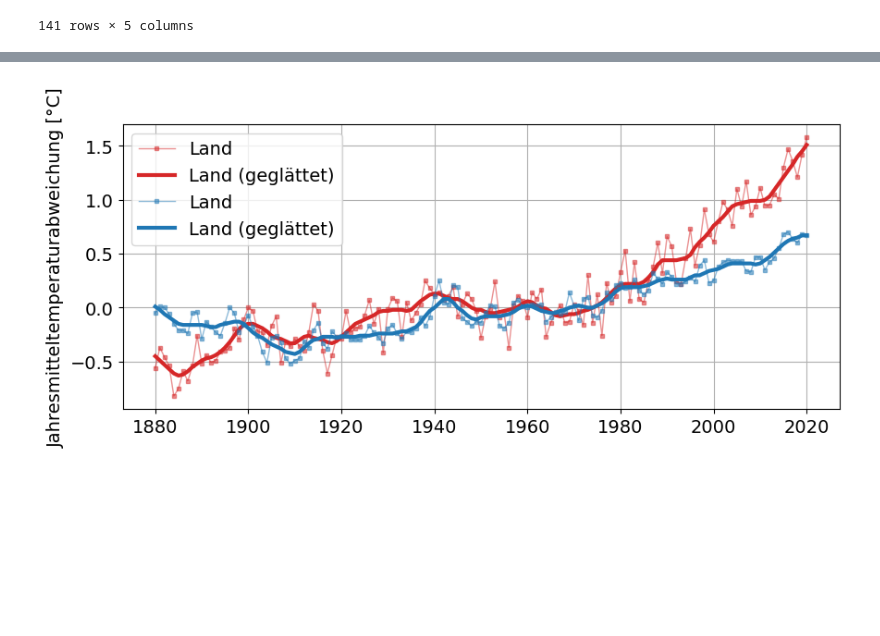
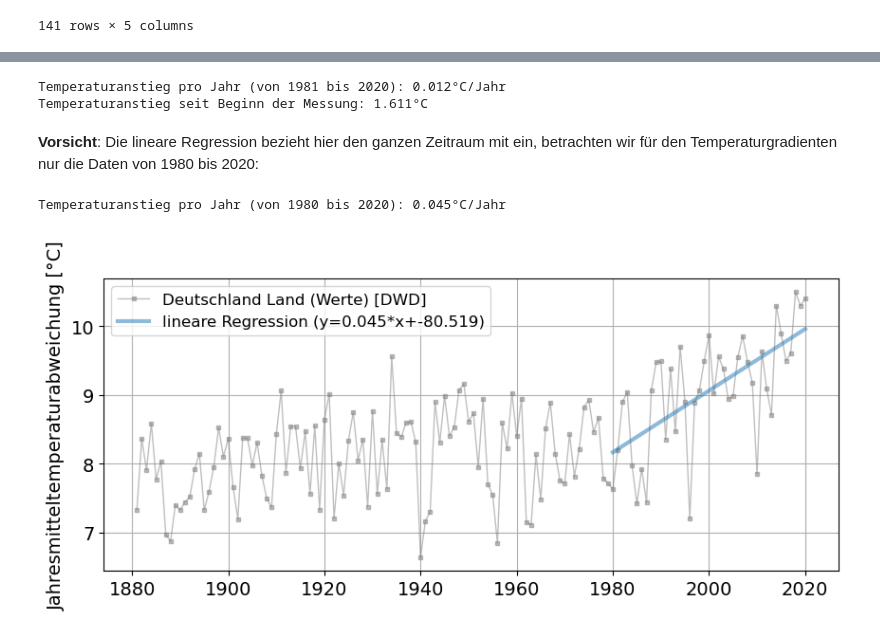
Before and after one commit to Fkaule/Daten-Visualisierung-mit-Python, a Jupyter notebook: 04-Klimawandel.ipynb, the cells around one changed output, grey strips where cells are left out. Drawn from its saved outputs; the diff is of its cells as text; code cells hidden in the pictures; blank space fills up the shorter version.

```diff
--- a/04-Klimawandel.ipynb
+++ b/04-Klimawandel.ipynb
@@ -244,0 +394,10 @@ Temp_NASA2 # Ausgabe
+# %%
+plt.style.use('default')
+
+plt.figure(figsize=(10,4))
+plt.rcParams['font.size'] = 14;
+#
+# Code here
+#
+plt.legend(fontsize=12);
+plt.grid();
@@ -244,0 +455,17 @@ Temp_NASA2 # Ausgabe
+# %%
+import numpy as np
+import pandas as pd
+
+x=Temp_GER["Jahr"]
+y=Temp_GER["Jahresmitteltemperatur [°C]"]
+model = np.polyfit(x, y, 1) # 1. Wert = Anstieg , 2. Wert = Schnittpunkt mit y-Achse
+y_model = model[0]*x+model[1]
+
+plt.style.use('default')
+plt.figure(figsize=(10,4))
+plt.rcParams['font.size'] = 14;
+plt.ylabel("Jahresmitteltemperaturabweichung [°C]")
+plt.plot(Temp_GER["Jahr"],Temp_GER["Jahresmitteltemperatur [°C]"], ls="-", lw=1,marker="s", ms=3, color="gray",alpha=0.5, label="Deutschland Land (Werte) [DWD]");
+plt.plot(x,y_model, ls="-", lw=3, color="tab:blue",alpha=0.5, label=f"lineare Regression (y={model[0]:.3f}*x+{model[1]:.3f})");
+plt.legend(fontsize=12);
+plt.grid();
@@ -245,15 +474,27 @@ Temp_NASA2 # Ausgabe
+# %%
+print(f"Temperaturanstieg pro Jahr (von 1981 bis 2020): {model[0]:.3f}°C/Jahr")
+print(f"Temperaturanstieg seit Beginn der Messung: {(y_model.iloc[-1]-y_model.iloc[0]):.3f}°C")
+# %% [output]
+Temperaturanstieg pro Jahr (von 1981 bis 2020): 0.012°C/Jahr
+Temperaturanstieg seit Beginn der Messung: 1.611°C
+# %% [markdown]
+**Vorsicht**: Die lineare Regression bezieht hier den ganzen Zeitraum mit ein, betrachten wir für den Temperaturgradienten nur die Daten von 1980 bis 2020:
+# %%
+x=Temp_GER.loc[Temp_GER["Jahr"] >= 1980,"Jahr"]
+y=Temp_GER.loc[Temp_GER["Jahr"] >= 1980,"Jahresmitteltemperatur [°C]"]
+model = np.polyfit(x, y, 1) # 1. Wert = Anstieg , 2. Wert = Schnittpunkt mit y-Achse
+y_model = model[0]*x+model[1]
+print(f"Temperaturanstieg pro Jahr (von 1980 bis 2020): {model[0]:.3f}°C/Jahr")
+# %% [output]
+Temperaturanstieg pro Jahr (von 1980 bis 2020): 0.045°C/Jahr
 # %%
 plt.style.use('default')
-
 plt.figure(figsize=(10,4))
 plt.rcParams['font.size'] = 14;
-plt.ylabel("Temperatur [°C]")
 plt.ylabel("Jahresmitteltemperaturabweichung [°C]")
-plt.plot(Temp_NASA2["Year"],Temp_NASA2["Land_Annual"], ls="-", lw=1, marker="s", ms=3, color="tab:red", alpha=0.5, label="Land");
-plt.plot(Temp_NASA2["Year"],Temp_NASA2["Lowess(5)"], lw=3,  color="tab:red", label="Land (geglättet)");
-plt.plot(Temp_NASA2["Year"],Temp_NASA2["Ocean_Annual"], ls="-", lw=1, marker="s", ms=3, color="tab:blue", alpha=0.5, label="Land");
-plt.plot(Temp_NASA2["Year"],Temp_NASA2["Lowess(5).1"], lw=3,  color="tab:blue", label="Land (geglättet)");
-plt.legend();
+plt.plot(Temp_GER["Jahr"],Temp_GER["Jahresmitteltemperatur [°C]"], ls="-", lw=1,marker="s", ms=3, color="gray",alpha=0.5, label="Deutschland Land (Werte) [DWD]");
+plt.plot(x,y_model, ls="-", lw=3, color="tab:blue",alpha=0.5, label=f"lineare Regression (y={model[0]:.3f}*x+{model[1]:.3f})");
+plt.legend(fontsize=12);
 plt.grid();
 # %% [output]
-[figure, old version]
+[figure, new version]
```
Also changed, not shown: parts of 53 cells of this notebook, 1 other file.
